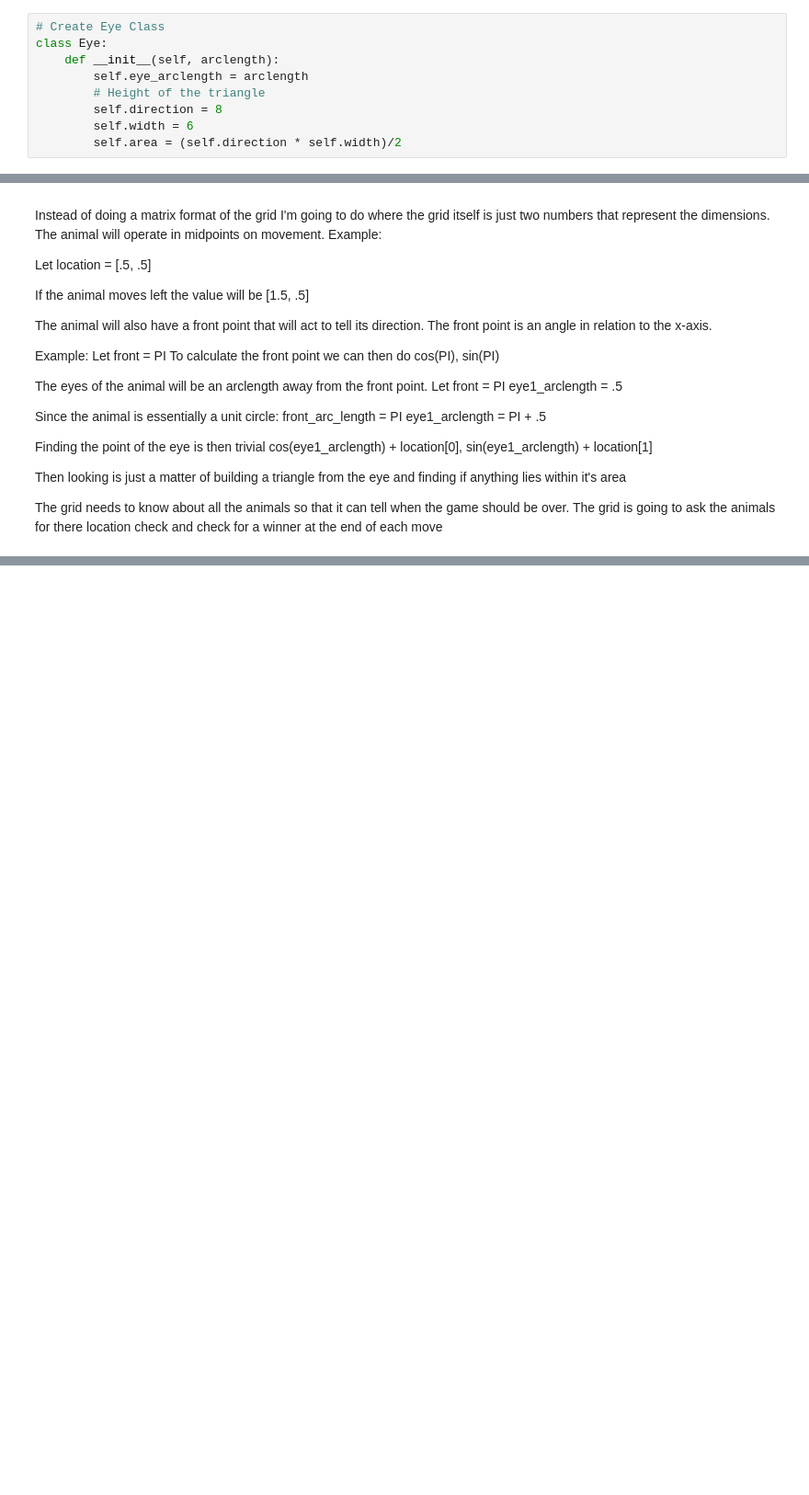
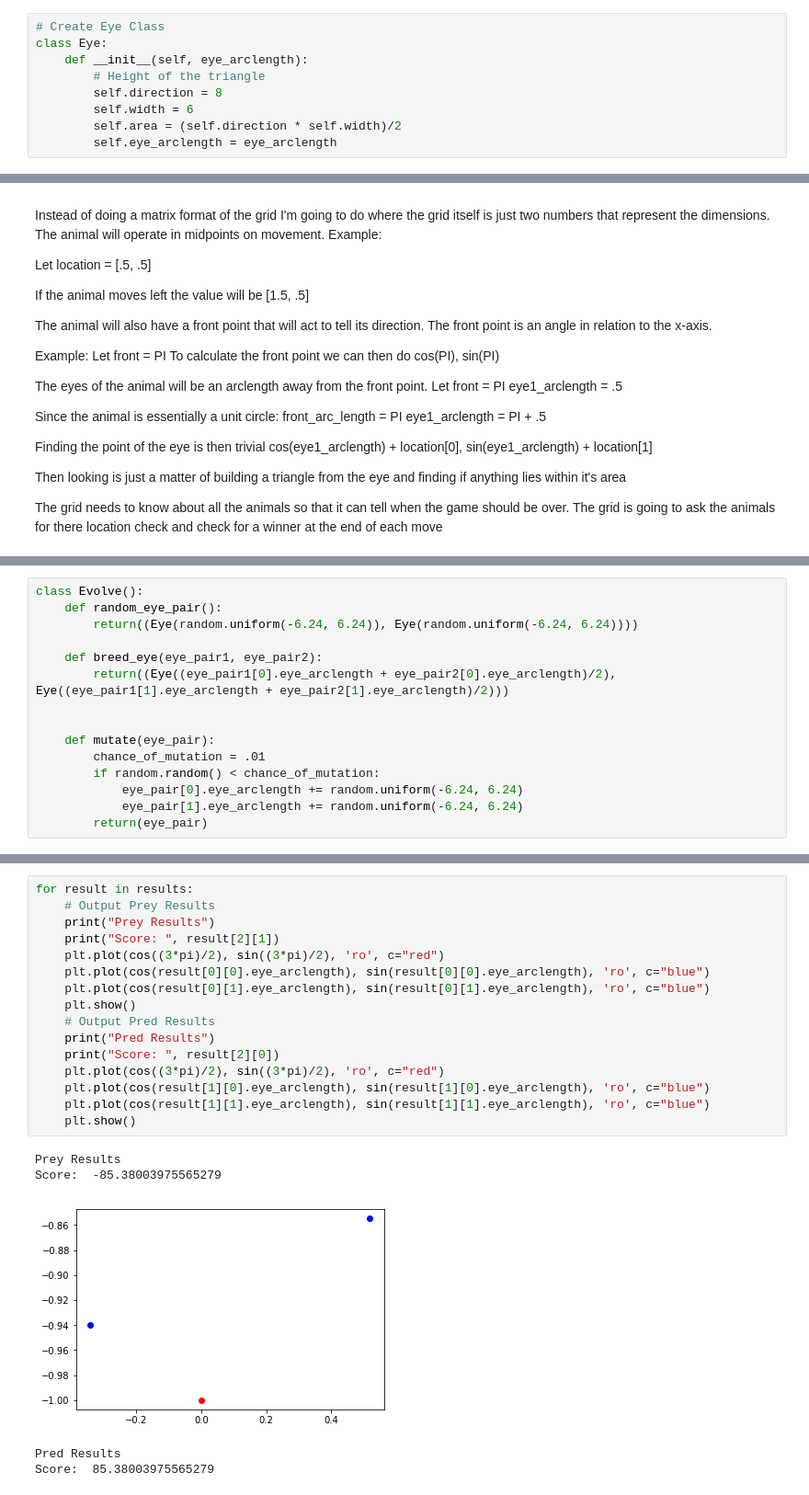
Before and after one commit to bekkblando/eye_placement, a Jupyter notebook: Eye Placement Experiments .ipynb, the cells around one changed output, grey strips where cells are left out. Shown at 92% size. Drawn from its saved outputs; the diff is of its cells as text; blank space fills up the shorter version.

```diff
--- a/Eye Placement Experiments .ipynb
+++ b/Eye Placement Experiments .ipynb
@@ -11,12 +19,12 @@ PREY = 2
 # %%
 # Create Eye Class
 class Eye:
-    def __init__(self, arclength):
-        self.eye_arclength = arclength
+    def __init__(self, eye_arclength):
         # Height of the triangle
         self.direction = 8
         self.width = 6
         self.area = (self.direction * self.width)/2
+        self.eye_arclength = eye_arclength
 # %%
 new_eye = Eye(pi/2)
 assert new_eye.area == 24
@@ -150,0 +244,15 @@ NameError: name 'simulation_control' is not defined
+# %%
+class Evolve():
+    def random_eye_pair():
+        return((Eye(random.uniform(-6.24, 6.24)), Eye(random.uniform(-6.24, 6.24))))
+
+    def breed_eye(eye_pair1, eye_pair2):
+        return((Eye((eye_pair1[0].eye_arclength + eye_pair2[0].eye_arclength)/2), Eye((eye_pair1[1].eye_arclength + eye_pair2[1].eye_arclength)/2)))
+
+
+    def mutate(eye_pair):
+        chance_of_mutation = .01
+        if random.random() < chance_of_mutation:
+            eye_pair[0].eye_arclength += random.uniform(-6.24, 6.24)
+            eye_pair[1].eye_arclength += random.uniform(-6.24, 6.24)
+        return(eye_pair)
@@ -150,0 +385,22 @@ NameError: name 'simulation_control' is not defined
+# %%
+for result in results:
+    # Output Prey Results
+    print("Prey Results")
+    print("Score: ", result[2][1])
+    plt.plot(cos((3*pi)/2), sin((3*pi)/2), 'ro', c="red")
+    plt.plot(cos(result[0][0].eye_arclength), sin(result[0][0].eye_arclength), 'ro', c="blue")
+    plt.plot(cos(result[0][1].eye_arclength), sin(result[0][1].eye_arclength), 'ro', c="blue")
+    plt.show()
+    # Output Pred Results
+    print("Pred Results")
+    print("Score: ", result[2][0])
+    plt.plot(cos((3*pi)/2), sin((3*pi)/2), 'ro', c="red")
+    plt.plot(cos(result[1][0].eye_arclength), sin(result[1][0].eye_arclength), 'ro', c="blue")
+    plt.plot(cos(result[1][1].eye_arclength), sin(result[1][1].eye_arclength), 'ro', c="blue")
+    plt.show()
+# %% [output]
+Prey Results
+Score:  -85.38003975565279
+[figure, added]
+Pred Results
+Score:  85.38003975565279
```
Also changed, not shown: parts of 20 cells of this notebook.
